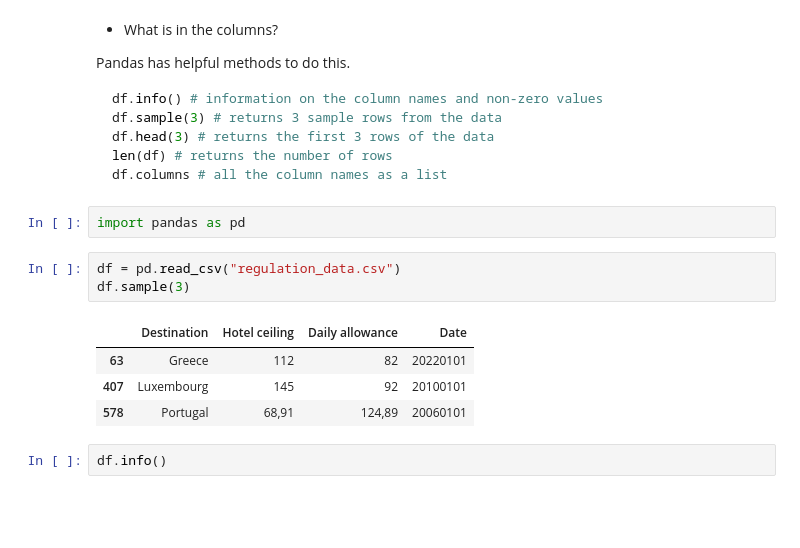
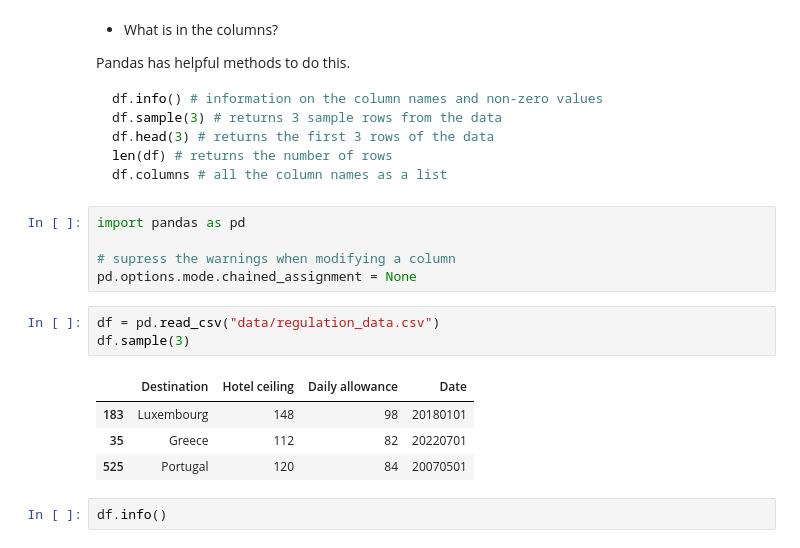
Before and after one commit to zufanka/2023-GUN_MIJ, a Jupyter notebook: filled_worksheets/3.2-data-analysis_introduction_filled-in.ipynb, the cells around one changed output. Drawn from its saved outputs; the diff is of its cells as text; blank space fills up the shorter version.

````diff
--- a/filled_worksheets/3.2-data-analysis_introduction_filled-in.ipynb
+++ b/filled_worksheets/3.2-data-analysis_introduction_filled-in.ipynb
@@ -26,14 +26,17 @@ df.columns # all the column names as a list
 ```
 # %%
 import pandas as pd
+
+# supress the warnings when modifying a column
+pd.options.mode.chained_assignment = None
 # %%
-df = pd.read_csv("regulation_data.csv")
+df = pd.read_csv("data/regulation_data.csv")
 df.sample(3)
 # %% [output]
 |  | Destination | Hotel ceiling | Daily allowance | Date |
-| 63 | Greece | 112 | 82 | 20220101 |
-| 407 | Luxembourg | 145 | 92 | 20100101 |
-| 578 | Portugal | 68,91 | 124,89 | 20060101 |
+| 183 | Luxembourg | 148 | 98 | 20180101 |
+| 35 | Greece | 112 | 82 | 20220701 |
+| 525 | Portugal | 120 | 84 | 20070501 |
 # %%
 df.info()
 # %% [output]
````
Also changed, not shown: parts of 40 cells of this notebook, 14 other files.
